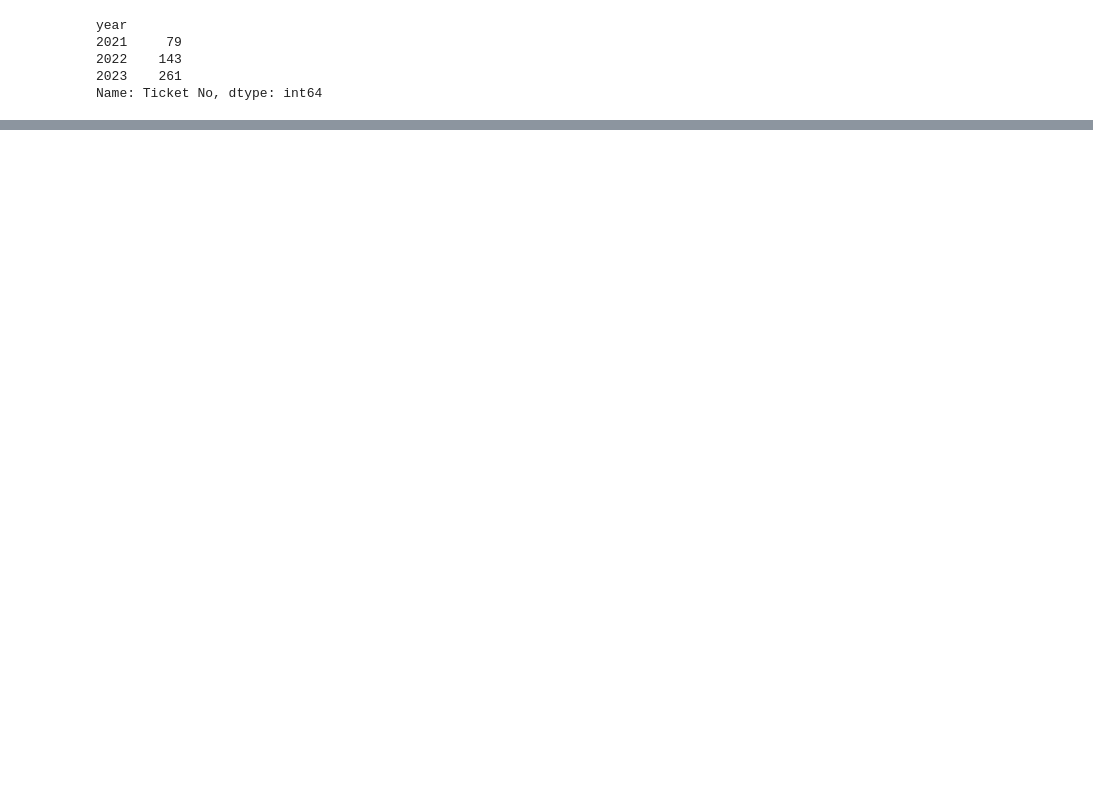
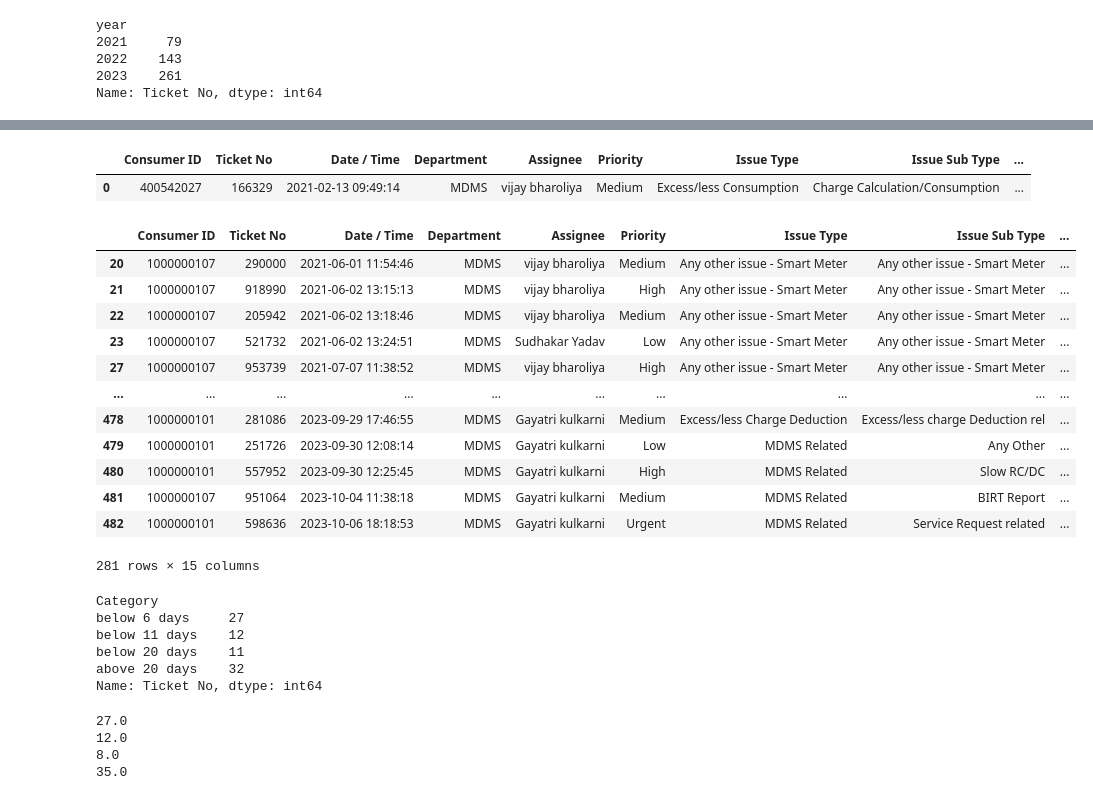
Before and after one commit to ratankj/streamlit_accen_tickets, a Jupyter notebook: code_stremlit.ipynb, the cells around one changed output, grey strips where cells are left out. Cells and saved outputs as stored; diff of their text form; code cells hidden in the pictures; blank space fills up the shorter version.

```diff
--- a/code_stremlit.ipynb
+++ b/code_stremlit.ipynb
@@ -178,3 +191,5 @@ year
 2022    143
 2023    261
 Name: Ticket No, dtype: int64
+# %%
+ticket_df['dealay_days']=(ticket_df['Resolve Date'] - ticket_df['Due Date']).dt.days
@@ -180,0 +217,4 @@ Name: Ticket No, dtype: int64
+# %%
+ticket_df.loc[ticket_df['dealay_days'] < 1, 'dealay_days'] = 0
+# %%
+ticket_df['dealay_days'] = ticket_df['dealay_days'].fillna(0)
@@ -180,0 +232,7 @@ Name: Ticket No, dtype: int64
+# %%
+ticket_df['Category']=ticket_df['dealay_days'].apply(lambda x:
+    'In Process or Open' if x == -5 else(
+    'No delay' if x == 0 else(
+    'less than 6 days' if x < 5 else (
+    'less than 10 days' if x < 10 else (
+    'less than 20 days' if x < 21 else 'more than 20 days')))))
@@ -180,0 +274,21 @@ Name: Ticket No, dtype: int64
+# %%
+ticket_df.head(1)
+# %% [output]
+|  | Consumer ID | Ticket No | Date / Time | Department | Assignee | Priority | Issue Type | Issue Sub Type | ... |
+| 0 | 400542027 | 166329 | 2021-02-13 09:49:14 | MDMS | vijay bharoliya | Medium | Excess/less Consumption | Charge Calculation/Consumption | ... |
+# %%
+ticket_df[(ticket_df['Category']=='No delay')]
+# %% [output]
+|  | Consumer ID | Ticket No | Date / Time | Department | Assignee | Priority | Issue Type | Issue Sub Type | ... |
+| 20 | 1000000107 | 290000 | 2021-06-01 11:54:46 | MDMS | vijay bharoliya | Medium | Any other issue - Smart Meter | Any other issue - Smart Meter | ... |
+| 21 | 1000000107 | 918990 | 2021-06-02 13:15:13 | MDMS | vijay bharoliya | High | Any other issue - Smart Meter | Any other issue - Smart Meter | ... |
+| 22 | 1000000107 | 205942 | 2021-06-02 13:18:46 | MDMS | vijay bharoliya | Medium | Any other issue - Smart Meter | Any other issue - Smart Meter | ... |
+| 23 | 1000000107 | 521732 | 2021-06-02 13:24:51 | MDMS | Sudhakar Yadav | Low | Any other issue - Smart Meter | Any other issue - Smart Meter | ... |
+| 27 | 1000000107 | 953739 | 2021-07-07 11:38:52 | MDMS | vijay bharoliya | High | Any other issue - Smart Meter | Any other issue - Smart Meter | ... |
+| ... | ... | ... | ... | ... | ... | ... | ... | ... | ... |
+| 478 | 1000000101 | 281086 | 2023-09-29 17:46:55 | MDMS | Gayatri kulkarni | Medium | Excess/less Charge Deduction | Excess/less charge Deduction rel | ... |
+| 479 | 1000000101 | 251726 | 2023-09-30 12:08:14 | MDMS | Gayatri kulkarni | Low | MDMS Related | Any Other | ... |
+| 480 | 1000000101 | 557952 | 2023-09-30 12:25:45 | MDMS | Gayatri kulkarni | High | MDMS Related | Slow RC/DC | ... |
+| 481 | 1000000107 | 951064 | 2023-10-04 11:38:18 | MDMS | Gayatri kulkarni | Medium | MDMS Related | BIRT Report | ... |
+| 482 | 1000000101 | 598636 | 2023-10-06 18:18:53 | MDMS | Gayatri kulkarni | Urgent | MDMS Related | Service Request related | ... |
+281 rows × 15 columns
@@ -180,0 +301,38 @@ Name: Ticket No, dtype: int64
+# %%
+a.groupby('Category')['Ticket No'].sum()
+# %% [output]
+Category
+below 6 days     27
+below 11 days    12
+below 20 days    11
+above 20 days    32
+Name: Ticket No, dtype: int64
+# %%
+k=0
+L=0
+M=0
+N=0
+for i,j in a.iterrows():
+    if j['dealay_days'] < 6:
+
+        k=k+j['Ticket No']
+
+    elif j['dealay_days'] > 5 and j['dealay_days'] < 11 :
+        L=L+j['Ticket No']
+
+    elif j['dealay_days'] > 11 and j['dealay_days'] < 21 :
+        M=M+j['Ticket No']
+
+    else:
+        N=N+j['Ticket No']
+
+
+print(k)
+print(L)
+print(M)
+print(N)
+# %% [output]
+27.0
+12.0
+8.0
+35.0
```
Also changed, not shown: parts of 21 cells of this notebook, 2 other files.
